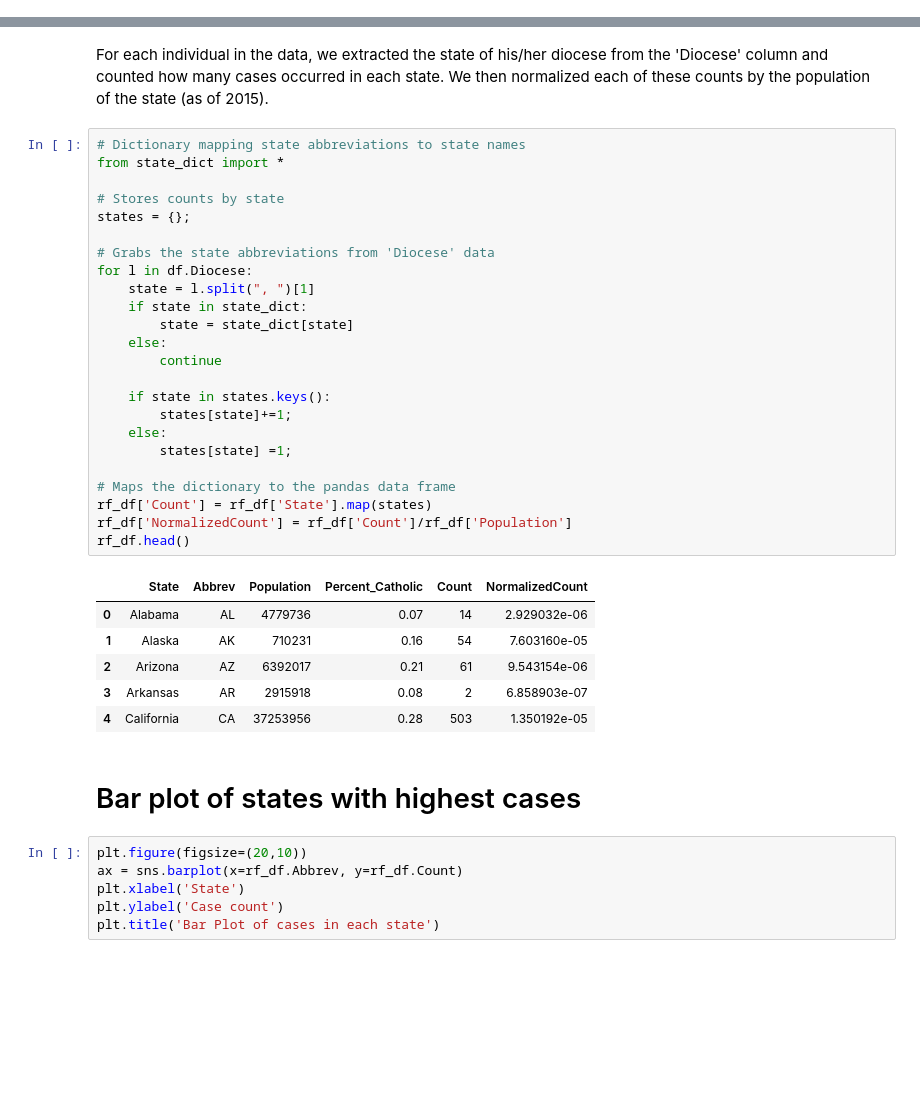
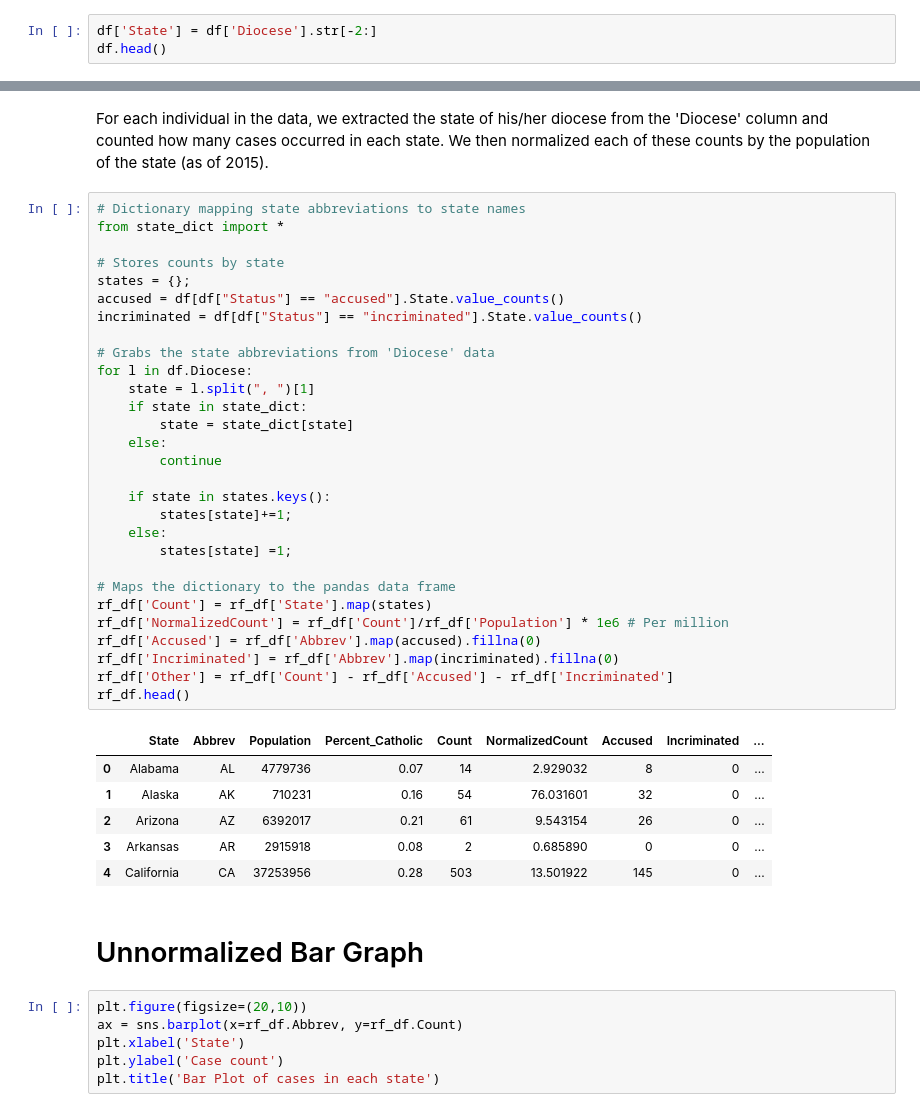
Before and after one commit to jay-woo/DataScience16CTW, a Jupyter notebook: data_cleaning_exploration.ipynb, the cells around one changed output, grey strips where cells are left out. Drawn from its saved outputs; the diff is of its cells as text; blank space fills up the shorter version.

```diff
--- a/data_cleaning_exploration.ipynb
+++ b/data_cleaning_exploration.ipynb
@@ -95,0 +98,3 @@ df.head()
+# %%
+df['State'] = df['Diocese'].str[-2:]
+df.head()
@@ -141,36 +153,41 @@ For each individual in the data, we extracted the state of his/her diocese from
 # %%
 # Dictionary mapping state abbreviations to state names
 from state_dict import *
 
 # Stores counts by state
 states = {};
+accused = df[df["Status"] == "accused"].State.value_counts()
+incriminated = df[df["Status"] == "incriminated"].State.value_counts()
 
 # Grabs the state abbreviations from 'Diocese' data
 for l in df.Diocese:
     state = l.split(", ")[1]
     if state in state_dict:
         state = state_dict[state]
     else:
         continue
 
     if state in states.keys():
         states[state]+=1;
     else:
         states[state] =1;
 
 # Maps the dictionary to the pandas data frame
 rf_df['Count'] = rf_df['State'].map(states)
-rf_df['NormalizedCount'] = rf_df['Count']/rf_df['Population']
+rf_df['NormalizedCount'] = rf_df['Count']/rf_df['Population'] * 1e6 # Per million
+rf_df['Accused'] = rf_df['Abbrev'].map(accused).fillna(0)
+rf_df['Incriminated'] = rf_df['Abbrev'].map(incriminated).fillna(0)
+rf_df['Other'] = rf_df['Count'] - rf_df['Accused'] - rf_df['Incriminated']
 rf_df.head()
 # %% [output]
-|  | State | Abbrev | Population | Percent_Catholic | Count | NormalizedCount |
-| 0 | Alabama | AL | 4779736 | 0.07 | 14 | 2.929032e-06 |
-| 1 | Alaska | AK | 710231 | 0.16 | 54 | 7.603160e-05 |
-| 2 | Arizona | AZ | 6392017 | 0.21 | 61 | 9.543154e-06 |
-| 3 | Arkansas | AR | 2915918 | 0.08 | 2 | 6.858903e-07 |
-| 4 | California | CA | 37253956 | 0.28 | 503 | 1.350192e-05 |
+|  | State | Abbrev | Population | Percent_Catholic | Count | NormalizedCount | Accused | Incriminated | ... |
+| 0 | Alabama | AL | 4779736 | 0.07 | 14 | 2.929032 | 8 | 0 | ... |
+| 1 | Alaska | AK | 710231 | 0.16 | 54 | 76.031601 | 32 | 0 | ... |
+| 2 | Arizona | AZ | 6392017 | 0.21 | 61 | 9.543154 | 26 | 0 | ... |
+| 3 | Arkansas | AR | 2915918 | 0.08 | 2 | 0.685890 | 0 | 0 | ... |
+| 4 | California | CA | 37253956 | 0.28 | 503 | 13.501922 | 145 | 0 | ... |
-# %% [markdown]
-# Bar plot of states with highest cases
+# %% [markdown]
+# Unnormalized Bar Graph
 # %%
 plt.figure(figsize=(20,10))
 ax = sns.barplot(x=rf_df.Abbrev, y=rf_df.Count)
```
Also changed, not shown: parts of 15 cells of this notebook, 6 other files.
